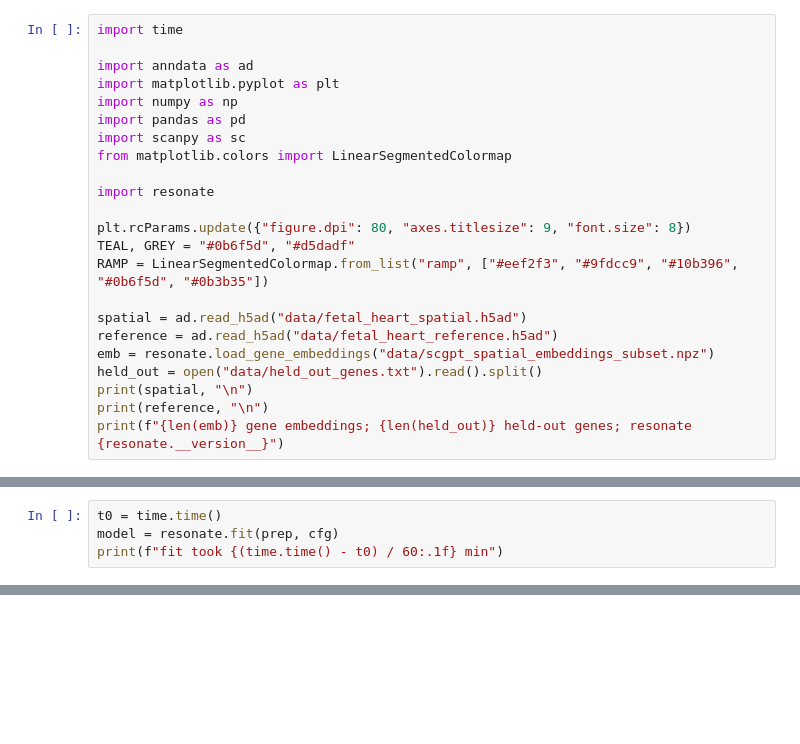
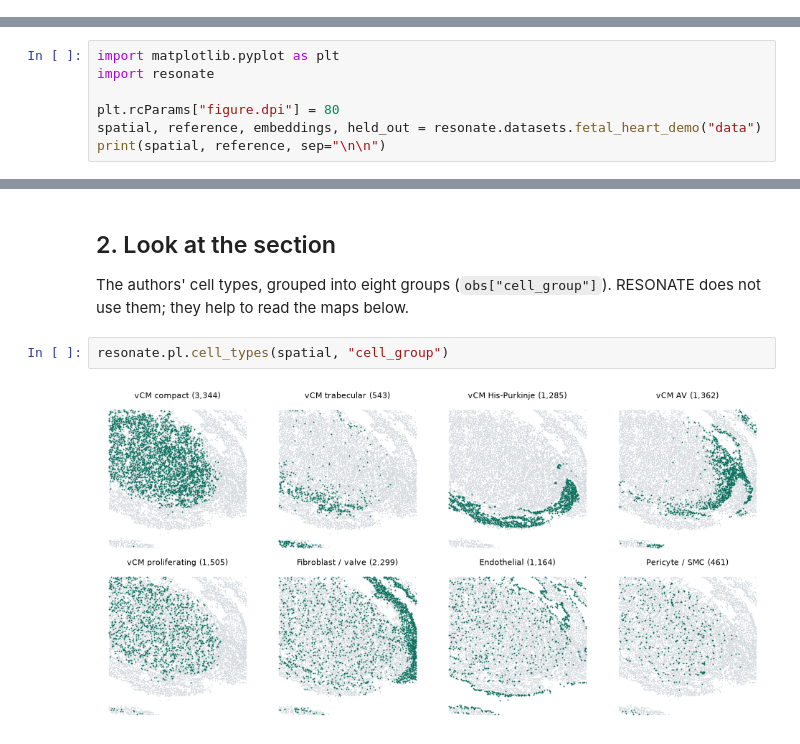
Before and after one commit to J041120h/RESONATE_tutorial, a Jupyter notebook: docs/tutorials/walkthrough.ipynb, the cells around one changed output, grey strips where cells are left out. Cells and saved outputs as stored; diff of their text form; blank space fills up the shorter version.

```diff
--- a/docs/tutorials/walkthrough.ipynb
+++ b/docs/tutorials/walkthrough.ipynb
@@ -43,23 +0,0 @@ counts of 2,244 genes), one scGPT-spatial embedding per gene, and 48 panel genes
-# %%
-import time
-
-import anndata as ad
-import matplotlib.pyplot as plt
-import numpy as np
-import pandas as pd
-import scanpy as sc
-from matplotlib.colors import LinearSegmentedColormap
-
-import resonate
-
-plt.rcParams.update({"figure.dpi": 80, "axes.titlesize": 9, "font.size": 8})
-TEAL, GREY = "#0b6f5d", "#d5dadf"
-RAMP = LinearSegmentedColormap.from_list("ramp", ["#eef2f3", "#9fdcc9", "#10b396", "#0b6f5d", "#0b3b35"])
-
-spatial = ad.read_h5ad("data/fetal_heart_spatial.h5ad")
-reference = ad.read_h5ad("data/fetal_heart_reference.h5ad")
-emb = resonate.load_gene_embeddings("data/scgpt_spatial_embeddings_subset.npz")
-held_out = open("data/held_out_genes.txt").read().split()
-print(spatial, "\n")
-print(reference, "\n")
-print(f"{len(emb)} gene embeddings; {len(held_out)} held-out genes; resonate {resonate.__version__}")
@@ -134,4 +0,0 @@ prepare took 0.9 min
-# %%
-t0 = time.time()
-model = resonate.fit(prep, cfg)
-print(f"fit took {(time.time() - t0) / 60:.1f} min")
@@ -301,0 +20,7 @@ all arguments ([API reference](https://j041120h.github.io/RESONATE_tutorial/api/
+# %%
+import matplotlib.pyplot as plt
+import resonate
+
+plt.rcParams["figure.dpi"] = 80
+spatial, reference, embeddings, held_out = resonate.datasets.fetal_heart_demo("data")
+print(spatial, reference, sep="\n\n")
@@ -301,0 +39,9 @@ all arguments ([API reference](https://j041120h.github.io/RESONATE_tutorial/api/
+# %% [markdown]
+## 2. Look at the section
+
+The authors' cell types, grouped into eight groups (`obs["cell_group"]`). RESONATE does not use them; they help to read
+the maps below.
+# %%
+resonate.pl.cell_types(spatial, "cell_group")
+# %% [output]
+[figure, added]
```
Also changed, not shown: parts of 44 cells of this notebook, 17 other files.
